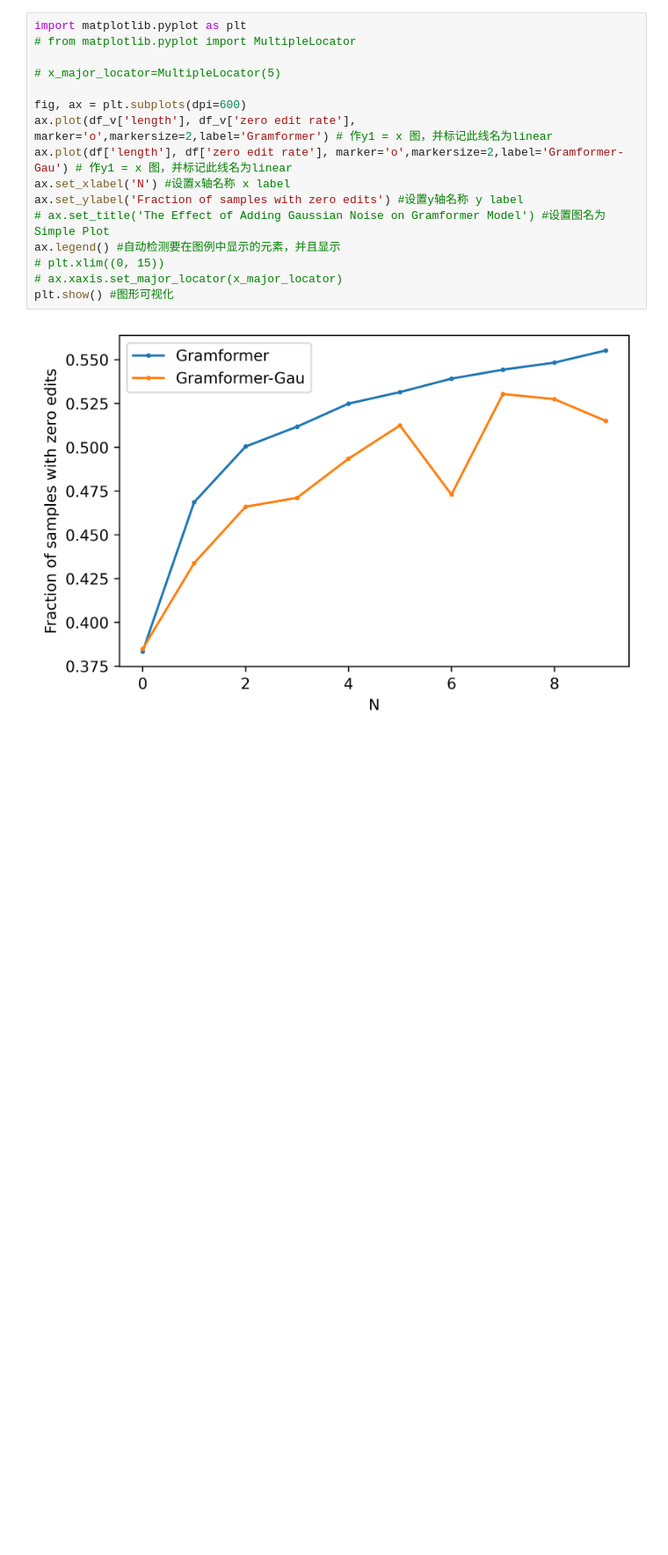
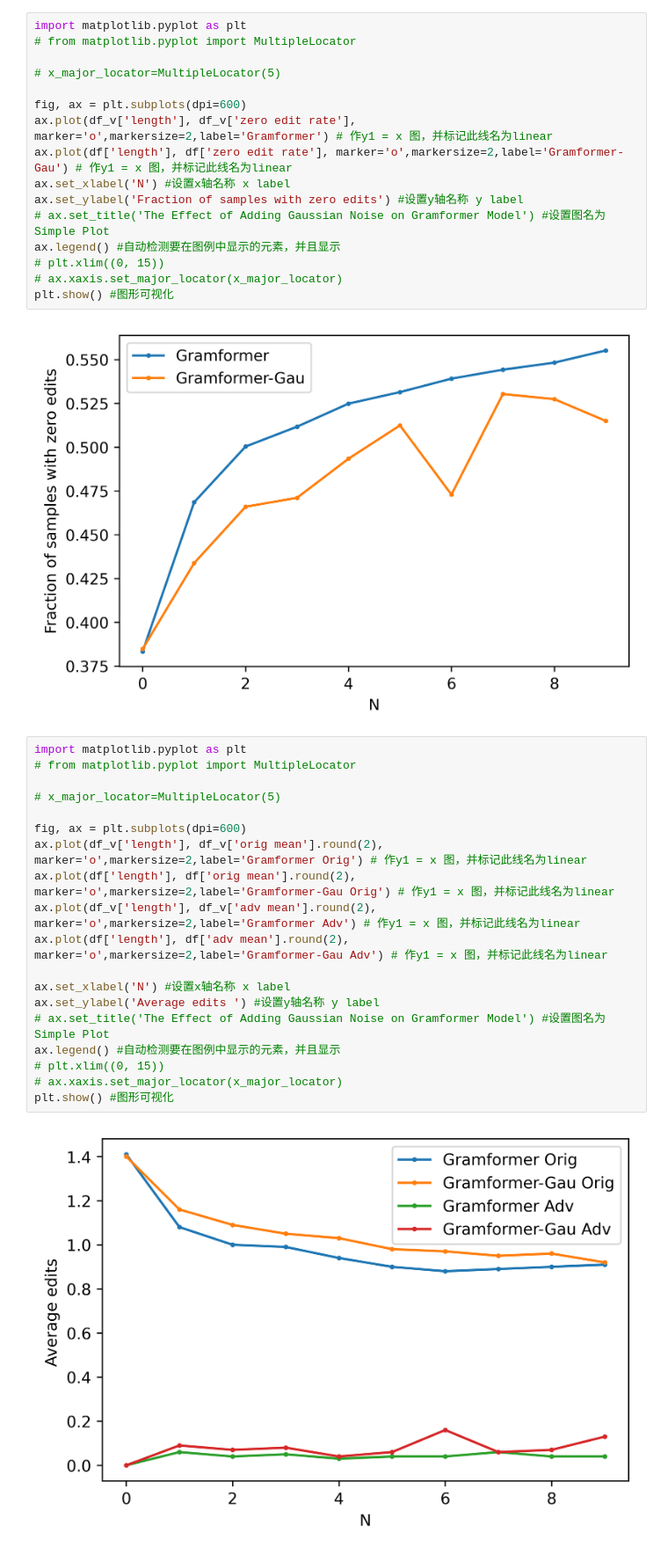
Before and after one commit to YufanWangYuki/NoiseGram, a Jupyter notebook: attack.ipynb, the cells around one changed output. Shown at 88% size. Cells and saved outputs as stored; diff of their text form; blank space fills up the shorter version.

```diff
--- a/attack.ipynb
+++ b/attack.ipynb
@@ -142,3 +160,24 @@ ax.legend() #自动检测要在图例中显示的元素，并且显示
 plt.show() #图形可视化
 # %% [output]
 [figure]
+# %%
+import matplotlib.pyplot as plt
+# from matplotlib.pyplot import MultipleLocator
+
+# x_major_locator=MultipleLocator(5)
+
+fig, ax = plt.subplots(dpi=600)
+ax.plot(df_v['length'], df_v['orig mean'].round(2), marker='o',markersize=2,label='Gramformer Orig') # 作y1 = x 图，并标记此线名为linear
+ax.plot(df['length'], df['orig mean'].round(2), marker='o',markersize=2,label='Gramformer-Gau Orig') # 作y1 = x 图，并标记此线名为linear
+ax.plot(df_v['length'], df_v['adv mean'].round(2), marker='o',markersize=2,label='Gramformer Adv') # 作y1 = x 图，并标记此线名为linear
+ax.plot(df['length'], df['adv mean'].round(2), marker='o',markersize=2,label='Gramformer-Gau Adv') # 作y1 = x 图，并标记此线名为linear
+
+ax.set_xlabel('N') #设置x轴名称 x label
+ax.set_ylabel('Average edits ') #设置y轴名称 y label
+# ax.set_title('The Effect of Adding Gaussian Noise on Gramformer Model') #设置图名为Simple Plot
+ax.legend() #自动检测要在图例中显示的元素，并且显示
+# plt.xlim((0, 15))
+# ax.xaxis.set_major_locator(x_major_locator)
+plt.show() #图形可视化
+# %% [output]
+[figure, added]
```
Also changed, not shown: parts of 3 cells of this notebook, 2 other files.
